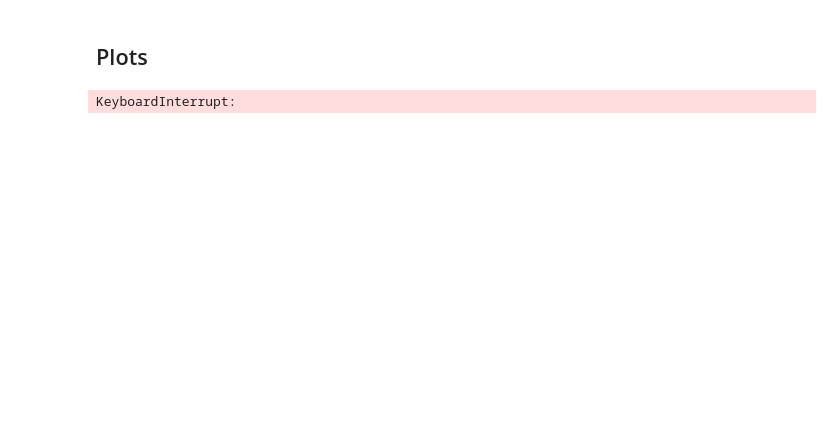
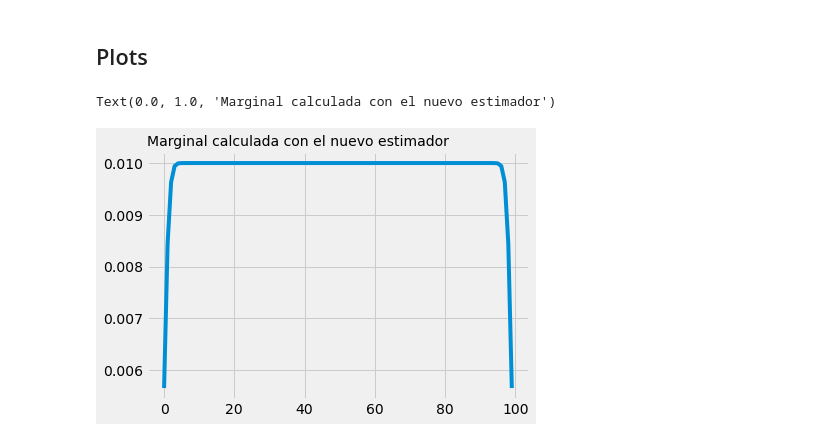
Before and after one commit to EnriqueGap/random_sets, a Jupyter notebook: tests.ipynb, the cells around one changed output. Drawn from its saved outputs; the diff is of its cells as text; code cells hidden in the pictures; blank space fills up the shorter version.

```diff
--- a/tests.ipynb
+++ b/tests.ipynb
@@ -179,11 +164,12 @@ t.plot(logy=True, logx=True)
 # %%
 output=np.zeros(len(array))
 for i in np.arange(len(array)):
     output[i]=marginal_est(array[i])
-plt.plot(labels, output)
+plt.plot(output)
 plt.title("Marginal calculada con el nuevo estimador")
 # %% [output]
-KeyboardInterrupt:
+Text(0.0, 1.0, 'Marginal calculada con el nuevo estimador')
+[figure, added]
 # %%
 heatmap=np.zeros((len(array),len(array)))
 bandwidth_matrix=[100,100]
```
Also changed, not shown: parts of 14 cells of this notebook.
